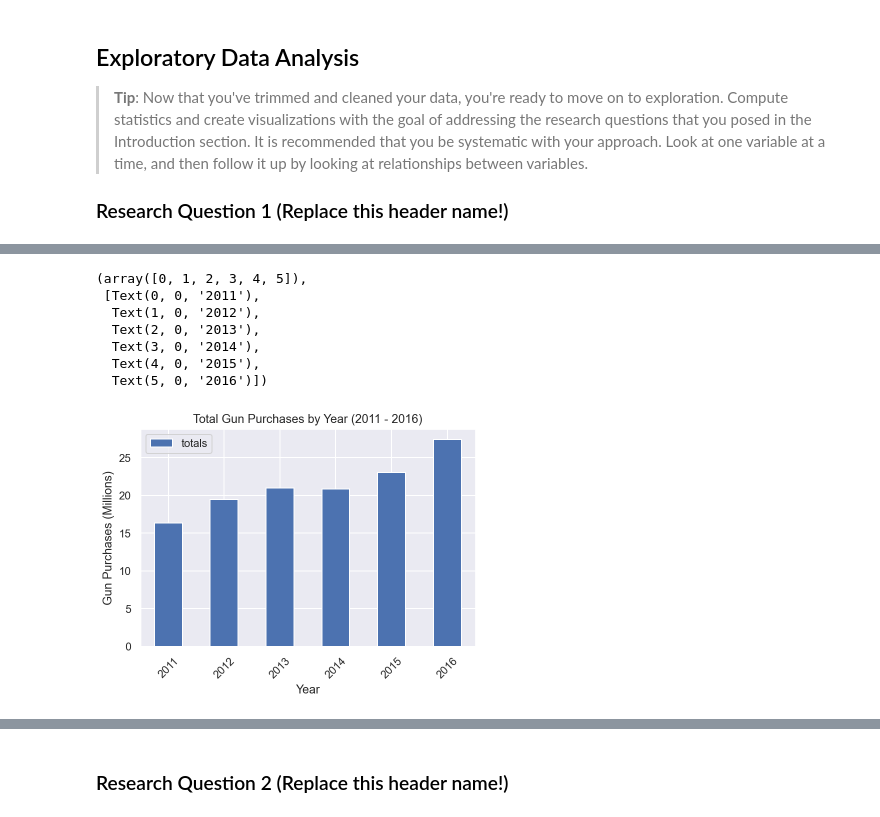
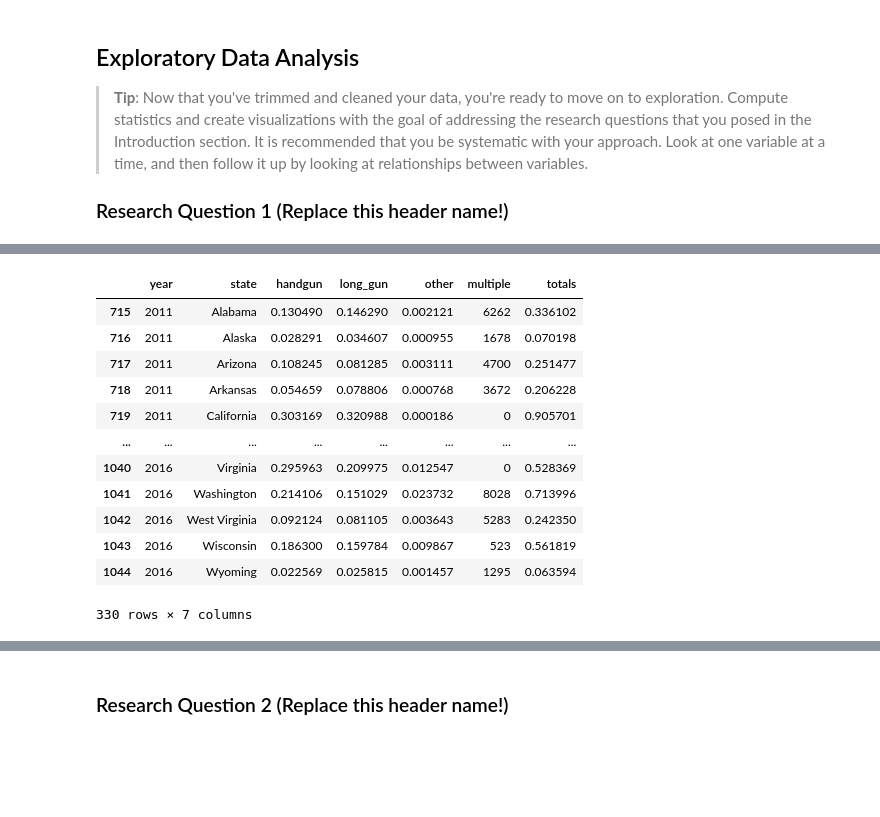
Before and after one commit to GaryLBentley/investigate_dataset, a Jupyter notebook: investigate-a-dataset.ipynb, the cells around one changed output, grey strips where cells are left out. Cells and saved outputs as stored; diff of their text form; code cells hidden in the pictures; blank space fills up the shorter version.

```diff
--- a/investigate-a-dataset.ipynb
+++ b/investigate-a-dataset.ipynb
@@ -378,19 +364,16 @@ df_totals
-# %%
-# Use this, and more code cells, to explore your data. Don't forget to add
-#   Markdown cells to document your observations and findings.
-
-
-#sns.set(style="darkgrid")
-#plt.ylim(0,3)
-#sns.barplot(data=df_totals, x='year',y='totals')
-df_totals.plot(kind='bar', x='year', y='totals', xlabel='Year', ylabel='Gun Purchases (Millions)', title='Total Gun Purchases by Year (2011 - 2016)')
-plt.xticks(rotation=45, horizontalalignment='center')
-# %% [output]
-(array([0, 1, 2, 3, 4, 5]),
- [Text(0, 0, '2011'),
-  Text(1, 0, '2012'),
-  Text(2, 0, '2013'),
-  Text(3, 0, '2014'),
-  Text(4, 0, '2015'),
-  Text(5, 0, '2016')])
-[figure, removed]
+# %%
+df_annual_gun_purchases
+# %% [output]
+|  | year | state | handgun | long_gun | other | multiple | totals |
+| 715 | 2011 | Alabama | 0.130490 | 0.146290 | 0.002121 | 6262 | 0.336102 |
+| 716 | 2011 | Alaska | 0.028291 | 0.034607 | 0.000955 | 1678 | 0.070198 |
+| 717 | 2011 | Arizona | 0.108245 | 0.081285 | 0.003111 | 4700 | 0.251477 |
+| 718 | 2011 | Arkansas | 0.054659 | 0.078806 | 0.000768 | 3672 | 0.206228 |
+| 719 | 2011 | California | 0.303169 | 0.320988 | 0.000186 | 0 | 0.905701 |
+| ... | ... | ... | ... | ... | ... | ... | ... |
+| 1040 | 2016 | Virginia | 0.295963 | 0.209975 | 0.012547 | 0 | 0.528369 |
+| 1041 | 2016 | Washington | 0.214106 | 0.151029 | 0.023732 | 8028 | 0.713996 |
+| 1042 | 2016 | West Virginia | 0.092124 | 0.081105 | 0.003643 | 5283 | 0.242350 |
+| 1043 | 2016 | Wisconsin | 0.186300 | 0.159784 | 0.009867 | 523 | 0.561819 |
+| 1044 | 2016 | Wyoming | 0.022569 | 0.025815 | 0.001457 | 1295 | 0.063594 |
+330 rows × 7 columns
```
Also changed, not shown: parts of 10 cells of this notebook.
